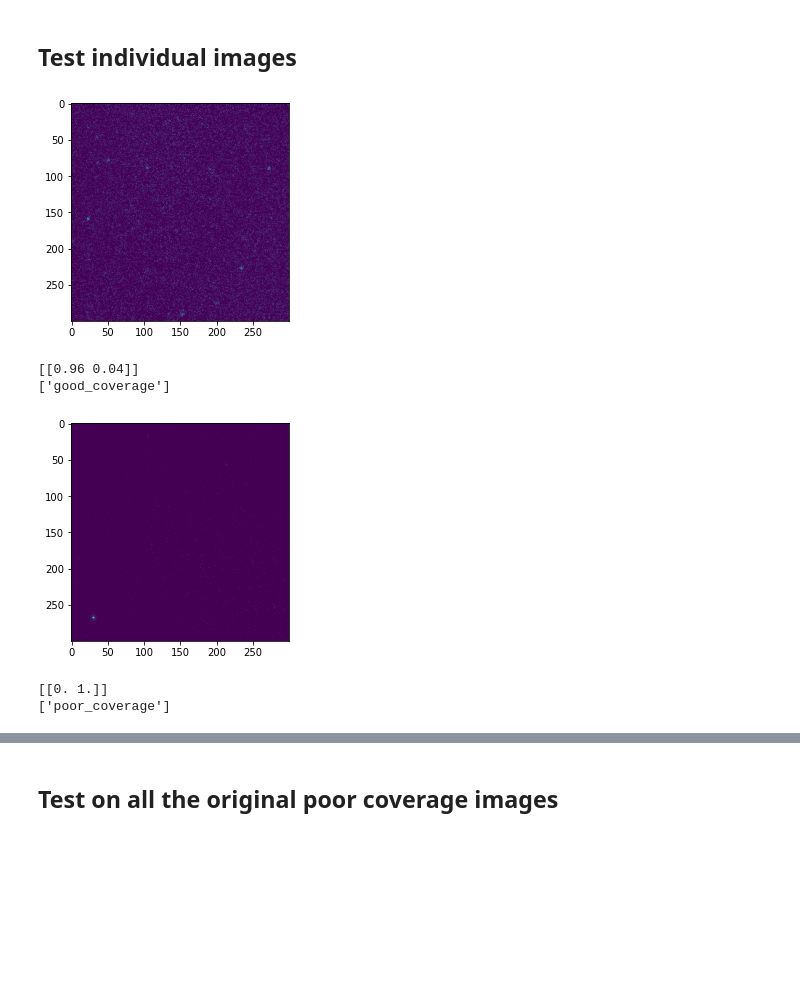
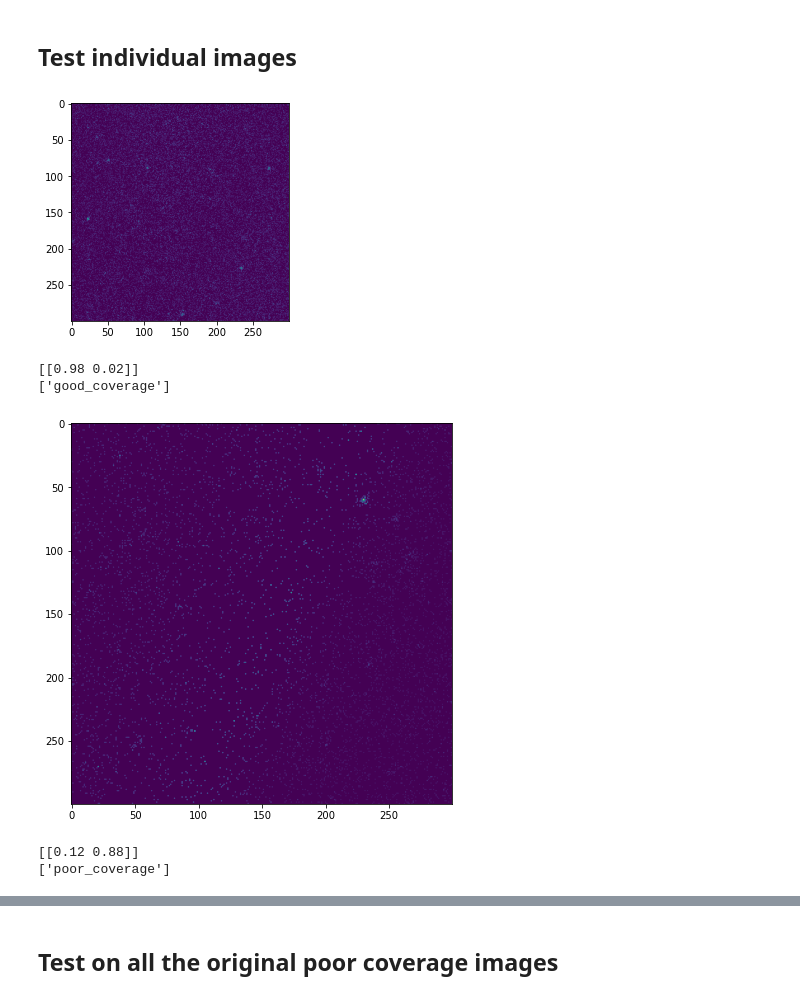
Before and after one commit to zhutchens1/rosat-xray-stacker, a Jupyter notebook: randomforest.ipynb, the cells around one changed output, grey strips where cells are left out. Cells and saved outputs as stored; diff of their text form; code cells hidden in the pictures; blank space fills up the shorter version.

```diff
--- a/randomforest.ipynb
+++ b/randomforest.ipynb
@@ -58,8 +58,32 @@ def medianBrightXPosition(image, threshold=10):
     positions = np.where(image>threshold*rmsnoise)
     return np.median(positions[1])
 
-metadata_funcs = [medianBrightXPosition, medianBrightYPosition, meanSepBrightPixels, npixelsAboveNoise,\
-                 getImageContrast, countZeroPixels]
+def lr_contrast(image):
+    # left and right sections of image
+    left = image[:, :150]
+    right = image[:, 150:]
+    return np.abs(getImageContrast(left)-getImageContrast(right))
+
+def ud_contrast(image):
+    # left and right sections of image
+    up = image[150:, :]
+    down = image[:150, :]
+    return np.abs(getImageContrast(up)-getImageContrast(down))
+
+def triangular_contrast1(image):
+    # get upper, lower triangle
+    upper = np.triu(image)
+    lower = np.tril(image)
+    return np.abs(getImageContrast(upper)-getImageContrast(lower))
+
+def triangular_contrast2(image):
+    # get upper, lower triangle
+    upper = np.triu(np.fliplr(image))
+    lower = np.tril(np.fliplr(image))
+    return np.abs(getImageContrast(upper)-getImageContrast(lower))
+
+metadata_funcs = [ud_contrast, lr_contrast, medianBrightXPosition, medianBrightYPosition, meanSepBrightPixels,\
+                  npixelsAboveNoise, getImageContrast, countZeroPixels, triangular_contrast1, triangular_contrast2]
 # %% [markdown]
 ## Metadata proof of concept
 # %%
@@ -243,22 +305,22 @@ print(clf.predict_proba(image_metadata))
 print(clf.predict(image_metadata))
 # %% [output]
 [figure]
-[[0.96 0.04]]
+[[0.98 0.02]]
 ['good_coverage']
 # %%
-image = fits.open("/srv/scratch/zhutchen/khess_images/poor_coverage/RASS-Int_Hard_grp11636.0_.fits")
+image = fits.open("/srv/scratch/zhutchen/khess_images/poor_coverage/RASS-Int_Hard_grp11771.0_.fits")
 image = image[0].data
 image_metadata = np.array([fx(image) for fx in metadata_funcs]).reshape(1,-1)
 
-plt.figure()
+plt.figure(figsize=(7,7))
 plt.imshow(image)
 plt.show()
 
 print(clf.predict_proba(image_metadata))
 print(clf.predict(image_metadata))
 # %% [output]
-[figure, old version]
+[figure, new version]
-[[0. 1.]]
+[[0.12 0.88]]
 ['poor_coverage']
 # %%
 image = fits.open("/srv/two/zhutchen/rosat_xray_stacker/g3rassimages/eco/RASS-Int_Soft_grp10003_ECO05407.fits")
```
Also changed, not shown: parts of 6 cells of this notebook.
